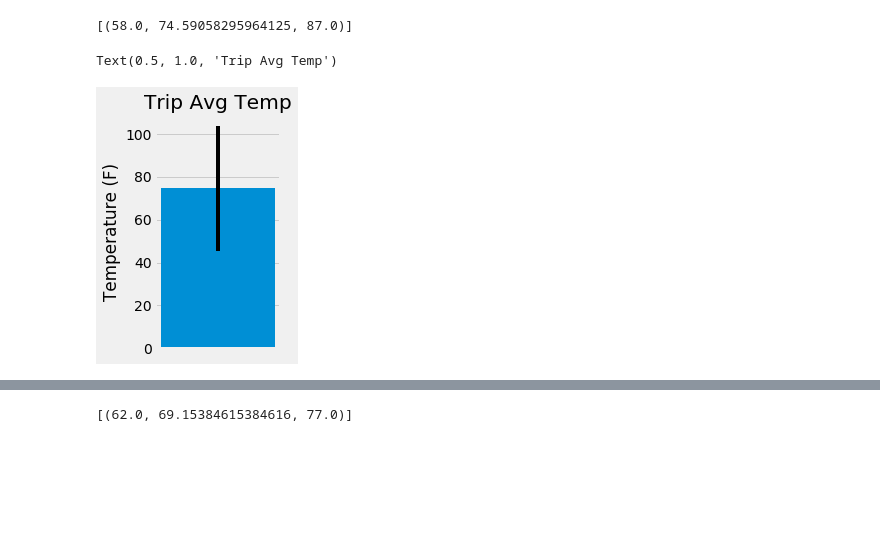
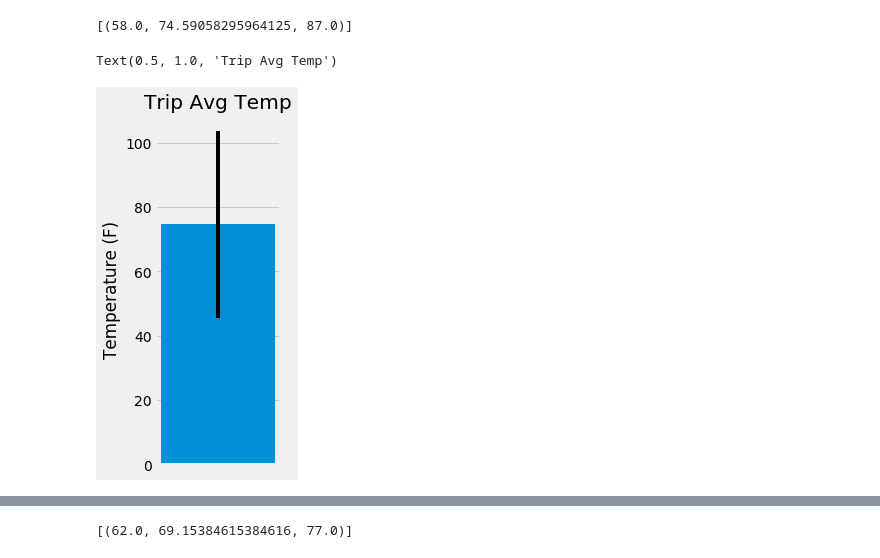
Before and after one commit to skonkiel/hawaii-weather-analysis, a Jupyter notebook: climate_starter.ipynb, the cells around one changed output, grey strips where cells are left out. Drawn from its saved outputs; the diff is of its cells as text; code cells hidden in the pictures; blank space fills up the shorter version.

```diff
--- a/climate_starter.ipynb
+++ b/climate_starter.ipynb
@@ -262,19 +262,19 @@ print(past_year_temps)
 # %%
 # Plot the results from your previous query as a bar chart.
 # Use "Trip Avg Temp" as your Title
 # Use the average temperature for the y value
 # Use the peak-to-peak (tmax-tmin) value as the y error bar (yerr)
 
 ptp = past_year_temps[0][2] - past_year_temps[0][0]
 # Double-check that ptp should be the error bar and not std deviation
 
-plt.figure(figsize=(2,4))
+plt.figure(figsize=(2,6))
 height = [past_year_temps[0][1]]
 y_pos = np.arange(len(height))
 plt.bar(y_pos, height, yerr=ptp)
 plt.xticks([])
 plt.ylabel("Temperature (F)")
 plt.title("Trip Avg Temp")
 # %% [output]
 Text(0.5, 1.0, 'Trip Avg Temp')
-[figure, old version]
+[figure, new version]
```
Also changed, not shown: parts of 7 cells of this notebook.
